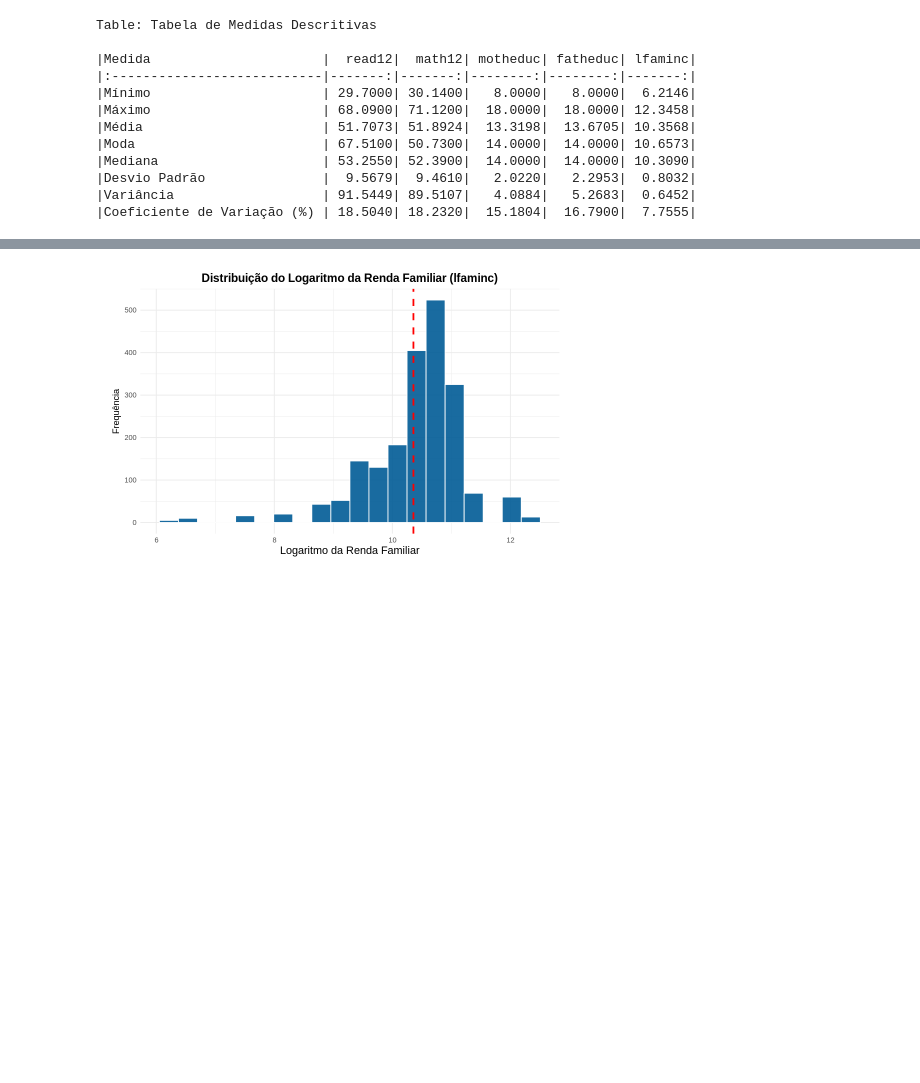
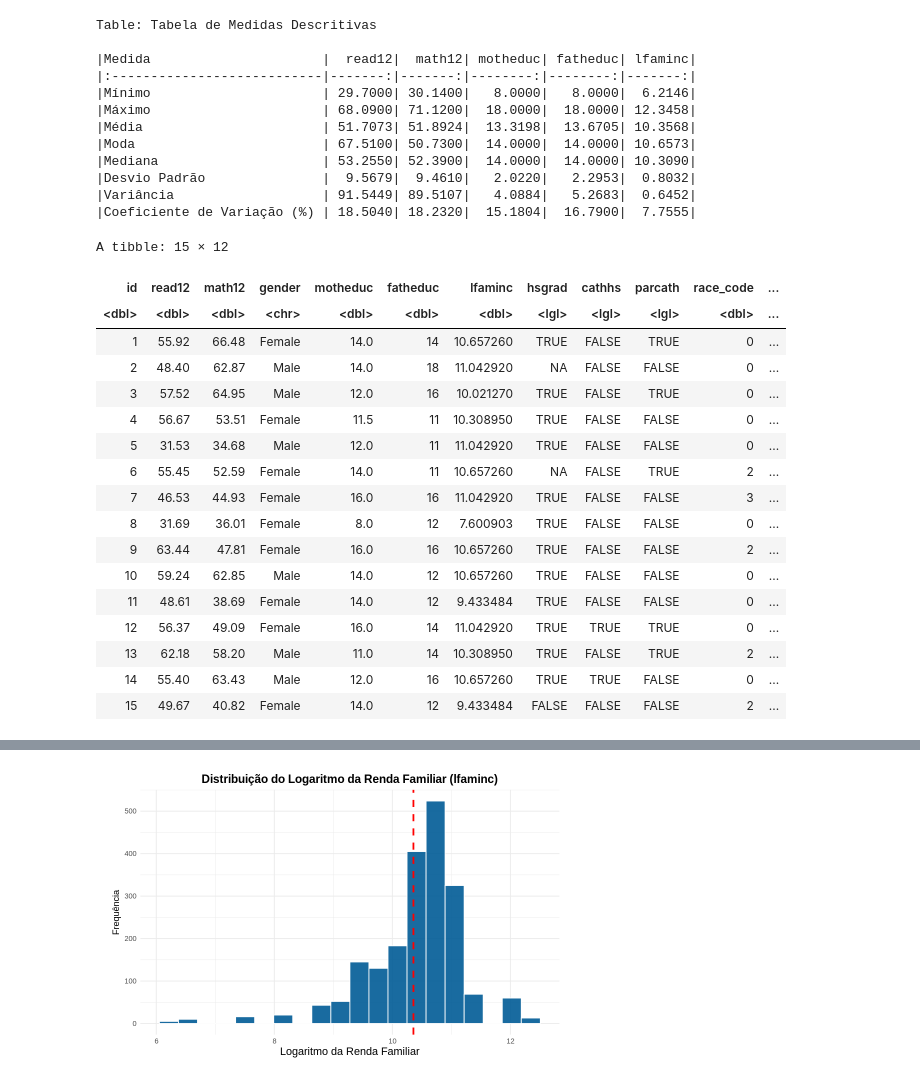
Before and after one commit to pedrovcardoso/trabalho-estatistica, a Jupyter notebook: trabalho_estatística_testes.ipynb, the cells around one changed output, grey strips where cells are left out. Saved outputs shown, nothing was run; the diff lists cells and outputs as text; code cells hidden in the pictures; blank space fills up the shorter version.

```diff
--- a/trabalho_estatística_testes.ipynb
+++ b/trabalho_estatística_testes.ipynb
@@ -70,6 +59,51 @@ Table: Tabela de Medidas Descritivas
 |Desvio Padrão               |  9.5679|  9.4610|   2.0220|   2.2953|  0.8032|
 |Variância                   | 91.5449| 89.5107|   4.0884|   5.2683|  0.6452|
 |Coeficiente de Variação (%) | 18.5040| 18.2320|  15.1804|  16.7900|  7.7555|
+# %%
+dados_tratados <- dados %>%
+  mutate(race_code = race) %>%
+  mutate(
+    race_name = case_when(
+      race_code == 0 ~ "White",
+      race_code == 1 ~ "Asian",
+      race_code == 2 ~ "Hispan",
+      race_code == 3 ~ "Black",
+      TRUE ~ NA_character_
+    ),
+    gender = if_else(female == 1, "Female", "Male")
+  ) %>%
+  mutate(hsgrad = case_when(
+    hsgrad == 1 ~ TRUE,
+    hsgrad == 0 ~ FALSE,
+    TRUE ~ NA
+  )) %>%
+  mutate(across(c(cathhs, parcath), ~ as.logical(as.numeric(.)))) %>%
+  select(
+    id, read12, math12, gender,
+    motheduc, fatheduc, lfaminc, hsgrad, cathhs, parcath,
+    race_code, race_name
+  )
+
+head(dados_tratados, 15)
+# %% [output]
+A tibble: 15 × 12
+| id | read12 | math12 | gender | motheduc | fatheduc | lfaminc | hsgrad | cathhs | parcath | race_code | ... |
+| <dbl> | <dbl> | <dbl> | <chr> | <dbl> | <dbl> | <dbl> | <lgl> | <lgl> | <lgl> | <dbl> | ... |
+| 1 | 55.92 | 66.48 | Female | 14.0 | 14 | 10.657260 | TRUE | FALSE | TRUE | 0 | ... |
+| 2 | 48.40 | 62.87 | Male | 14.0 | 18 | 11.042920 | NA | FALSE | FALSE | 0 | ... |
+| 3 | 57.52 | 64.95 | Male | 12.0 | 16 | 10.021270 | TRUE | FALSE | TRUE | 0 | ... |
+| 4 | 56.67 | 53.51 | Female | 11.5 | 11 | 10.308950 | TRUE | FALSE | FALSE | 0 | ... |
+| 5 | 31.53 | 34.68 | Male | 12.0 | 11 | 11.042920 | TRUE | FALSE | FALSE | 0 | ... |
+| 6 | 55.45 | 52.59 | Female | 14.0 | 11 | 10.657260 | NA | FALSE | TRUE | 2 | ... |
+| 7 | 46.53 | 44.93 | Female | 16.0 | 16 | 11.042920 | TRUE | FALSE | FALSE | 3 | ... |
+| 8 | 31.69 | 36.01 | Female | 8.0 | 12 | 7.600903 | TRUE | FALSE | FALSE | 0 | ... |
+| 9 | 63.44 | 47.81 | Female | 16.0 | 16 | 10.657260 | TRUE | FALSE | FALSE | 2 | ... |
+| 10 | 59.24 | 62.85 | Male | 14.0 | 12 | 10.657260 | TRUE | FALSE | FALSE | 0 | ... |
+| 11 | 48.61 | 38.69 | Female | 14.0 | 12 | 9.433484 | TRUE | FALSE | FALSE | 0 | ... |
+| 12 | 56.37 | 49.09 | Female | 16.0 | 14 | 11.042920 | TRUE | TRUE | TRUE | 0 | ... |
+| 13 | 62.18 | 58.20 | Male | 11.0 | 14 | 10.308950 | TRUE | FALSE | TRUE | 2 | ... |
+| 14 | 55.40 | 63.43 | Male | 12.0 | 16 | 10.657260 | TRUE | TRUE | FALSE | 0 | ... |
+| 15 | 49.67 | 40.82 | Female | 14.0 | 12 | 9.433484 | FALSE | FALSE | FALSE | 2 | ... |
 # %%
 cores_azuis <- c("Female" = "#7BAFD4", "Male" = "#2F6690")
 
```
Also changed, not shown: parts of 10 cells of this notebook.
